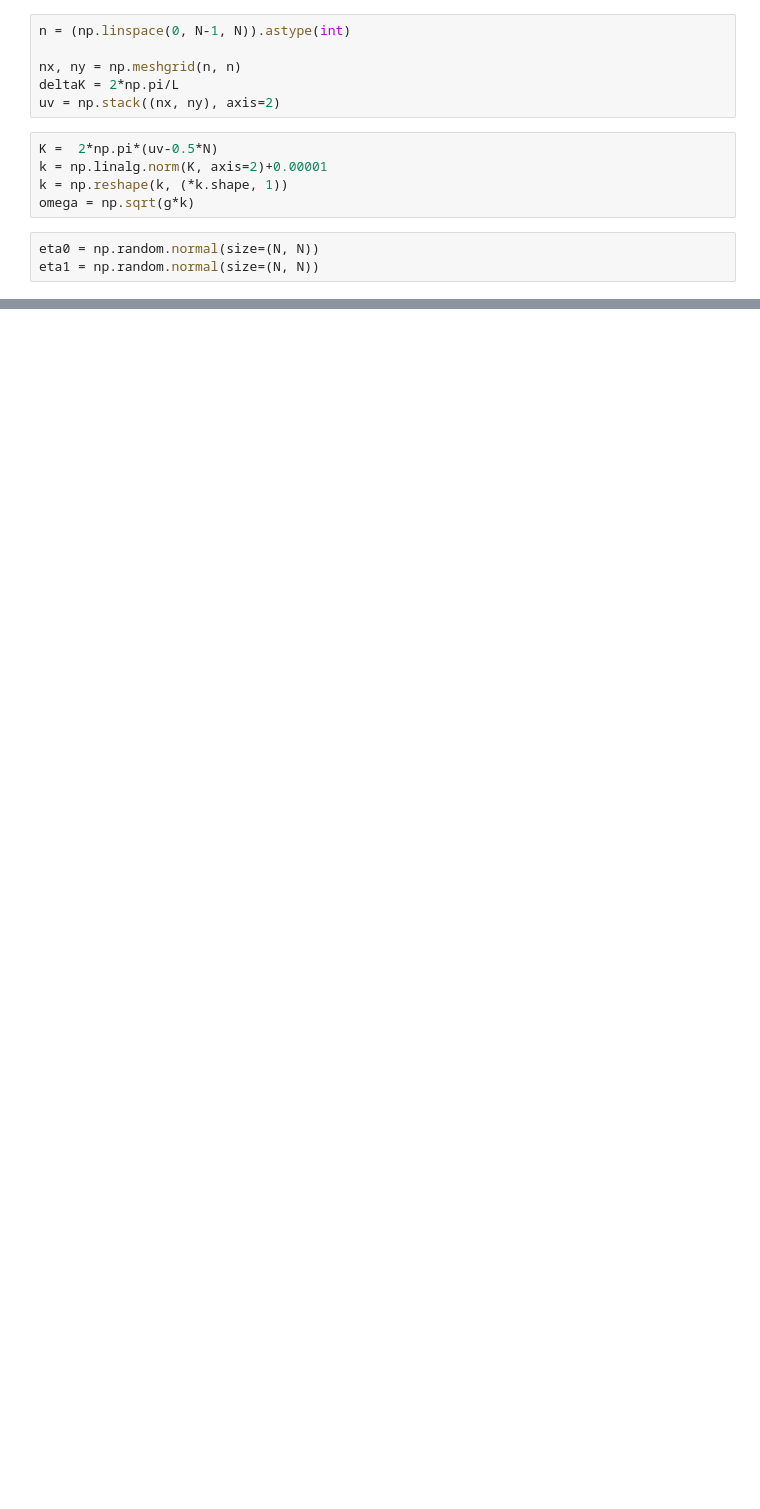
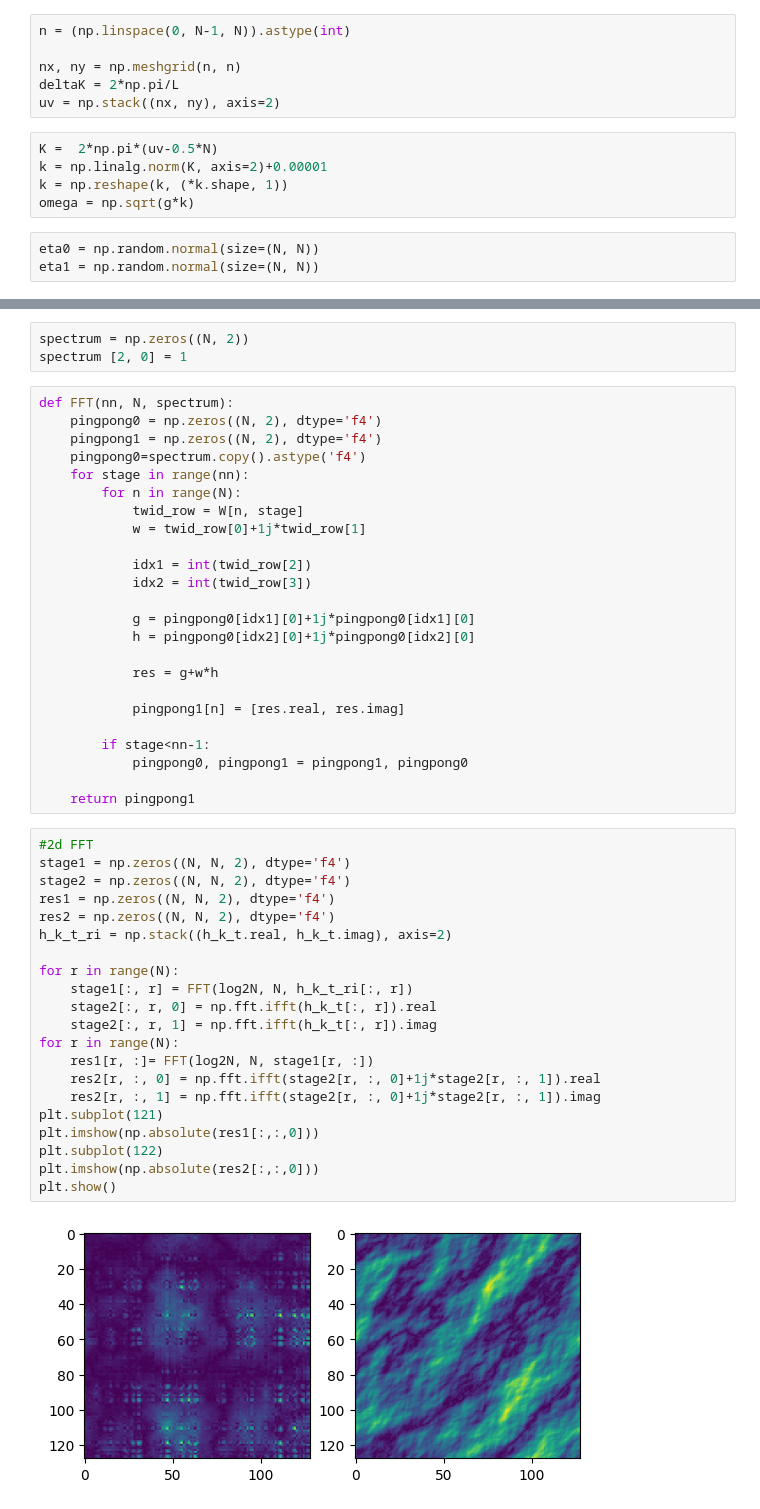
Before and after one commit to DavideRuzza/FFT_RealTime_Ocean, a Jupyter notebook: test_fft_ifft.ipynb, the cells around one changed output, grey strips where cells are left out. Cells and saved outputs as stored; diff of their text form; blank space fills up the shorter version.

```diff
--- a/test_fft_ifft.ipynb
+++ b/test_fft_ifft.ipynb
@@ -74,0 +130,50 @@ plt.show()
+# %%
+spectrum = np.zeros((N, 2))
+spectrum [2, 0] = 1
+# %%
+def FFT(nn, N, spectrum):
+    pingpong0 = np.zeros((N, 2), dtype='f4')
+    pingpong1 = np.zeros((N, 2), dtype='f4')
+    pingpong0=spectrum.copy().astype('f4')
+    for stage in range(nn):
+        for n in range(N):
+            twid_row = W[n, stage]
+            w = twid_row[0]+1j*twid_row[1]
+
+            idx1 = int(twid_row[2])
+            idx2 = int(twid_row[3])
+
+            g = pingpong0[idx1][0]+1j*pingpong0[idx1][0]
+            h = pingpong0[idx2][0]+1j*pingpong0[idx2][0]
+
+            res = g+w*h
+
+            pingpong1[n] = [res.real, res.imag]
+
+        if stage<nn-1:
+            pingpong0, pingpong1 = pingpong1, pingpong0
+
+    return pingpong1
+# %%
+#2d FFT
+stage1 = np.zeros((N, N, 2), dtype='f4')
+stage2 = np.zeros((N, N, 2), dtype='f4')
+res1 = np.zeros((N, N, 2), dtype='f4')
+res2 = np.zeros((N, N, 2), dtype='f4')
+h_k_t_ri = np.stack((h_k_t.real, h_k_t.imag), axis=2)
+
+for r in range(N):
+    stage1[:, r] = FFT(log2N, N, h_k_t_ri[:, r])
+    stage2[:, r, 0] = np.fft.ifft(h_k_t[:, r]).real
+    stage2[:, r, 1] = np.fft.ifft(h_k_t[:, r]).imag
+for r in range(N):
+    res1[r, :]= FFT(log2N, N, stage1[r, :])
+    res2[r, :, 0] = np.fft.ifft(stage2[r, :, 0]+1j*stage2[r, :, 1]).real
+    res2[r, :, 1] = np.fft.ifft(stage2[r, :, 0]+1j*stage2[r, :, 1]).imag
+plt.subplot(121)
+plt.imshow(np.absolute(res1[:,:,0]))
+plt.subplot(122)
+plt.imshow(np.absolute(res2[:,:,0]))
+plt.show()
+# %% [output]
+[figure, added]
```
Also changed, not shown: parts of 18 cells of this notebook.
